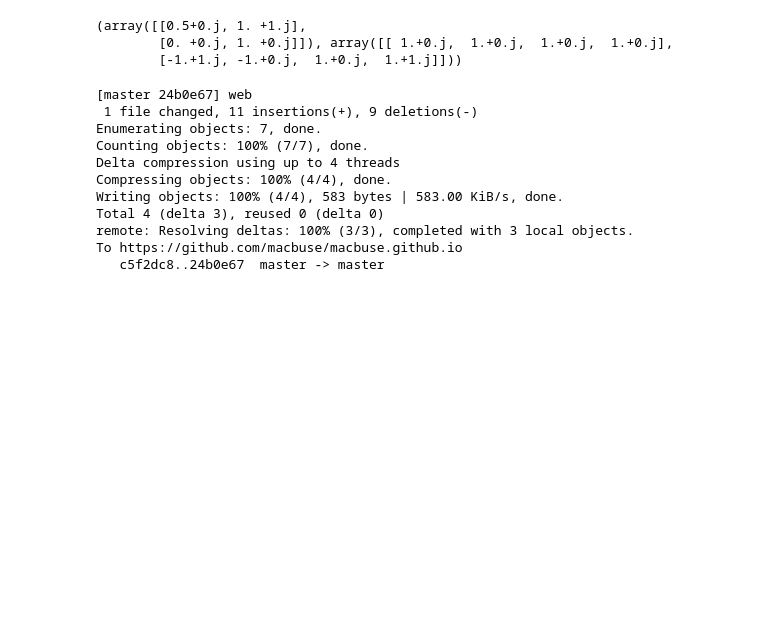
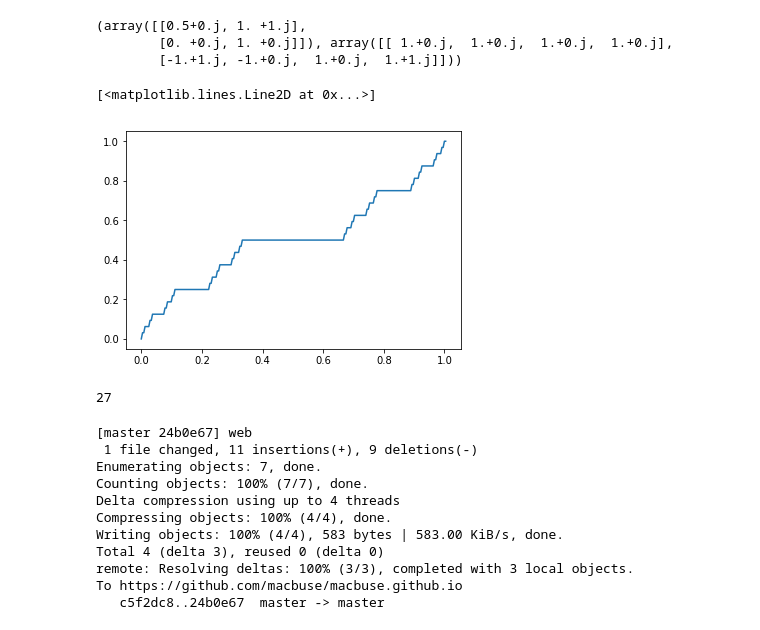
Before and after one commit to macbuse/macbuse.github.io, a Jupyter notebook: PROG/matplotlib_episode_two.ipynb, the cells around one changed output. Cells and saved outputs as stored; diff of their text form; code cells hidden in the pictures; blank space fills up the shorter version.

```diff
--- a/PROG/matplotlib_episode_two.ipynb
+++ b/PROG/matplotlib_episode_two.ipynb
@@ -901,11 +913,11 @@ Here is my complete solution
 
 <img src="./fern.png" width="200">
 # %%
-def mk_transforms(generators, depth=4):
+def mk_transforms(generators, depth=4, dim=2):
 
-    elts = [np.identity(2)]
+    elts = [np.identity(dim)]
     for k in range(depth):
-        elts.extend( [np.dot(G,M)
+        elts.extend( [np.dot(M,G)
                         for M in elts
                         for G in generators])
     return elts
@@ -936,6 +948,26 @@ scale2 = .7*np.exp( -np.pi/2 * 1J)
 (array([[0.5+0.j, 1. +1.j],
         [0. +0.j, 1. +0.j]]), array([[ 1.+0.j,  1.+0.j,  1.+0.j,  1.+0.j],
         [-1.+1.j, -1.+0.j,  1.+0.j,  1.+1.j]]))
+# %%
+motif = np.array([[0,0,1],[1,1,1], [2,1,1]]).T
+
+L = np.array( [[1/3, 0 ,0], [ 0, 1/2 ,0], [0, 0, 1]])
+R = np.copy(L)
+R[:2,-1] = np.array([2/3, 1/2])
+n = 5
+transforms = mk_transforms([L,R], depth=n, dim=3)
+
+pts = np.hstack( [np.dot(f, motif)
+                  for f in transforms[-2**n::]])
+X,Y,Z = pts
+plt.plot(X,Y)
+# %% [output]
+[<matplotlib.lines.Line2D at 0x...>]
+[figure, added]
+# %%
+len(transforms)
+# %% [output]
+27
 # %%
 ! ../.g
 # %% [output]
```
Also changed, not shown: parts of 4 cells of this notebook.
